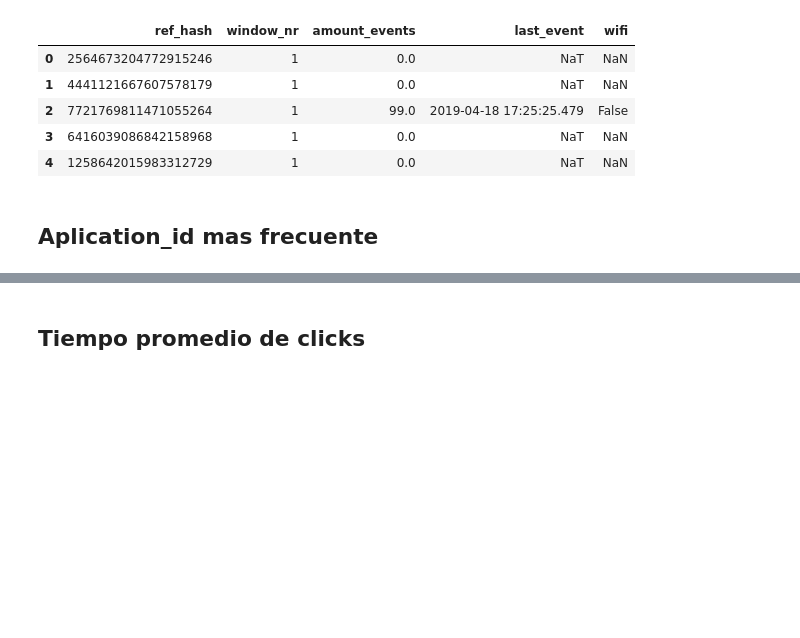
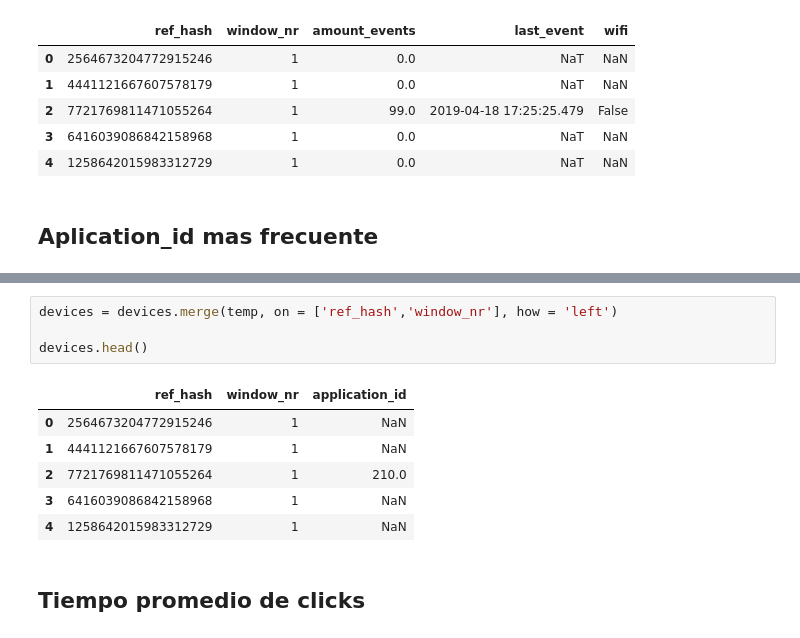
Before and after one commit to gatti2602/7506-datos, a Jupyter notebook: tp2/Manu/Features_2.ipynb, the cells around one changed output, grey strips where cells are left out. Drawn from its saved outputs; the diff is of its cells as text; blank space fills up the shorter version.

```diff
--- a/tp2/Manu/Features_2.ipynb
+++ b/tp2/Manu/Features_2.ipynb
@@ -500,3 +536,14 @@ devices.head()
+# %%
+devices = devices.merge(temp, on = ['ref_hash','window_nr'], how = 'left')
+
+devices.head()
+# %% [output]
+|  | ref_hash | window_nr | application_id |
+| 0 | 2564673204772915246 | 1 | NaN |
+| 1 | 4441121667607578179 | 1 | NaN |
+| 2 | 7721769811471055264 | 1 | 210.0 |
+| 3 | 6416039086842158968 | 1 | NaN |
+| 4 | 1258642015983312729 | 1 | NaN |
 # %% [markdown]
 ## Tiempo promedio de clicks
 # %%
```
Also changed, not shown: parts of 4 cells of this notebook.
